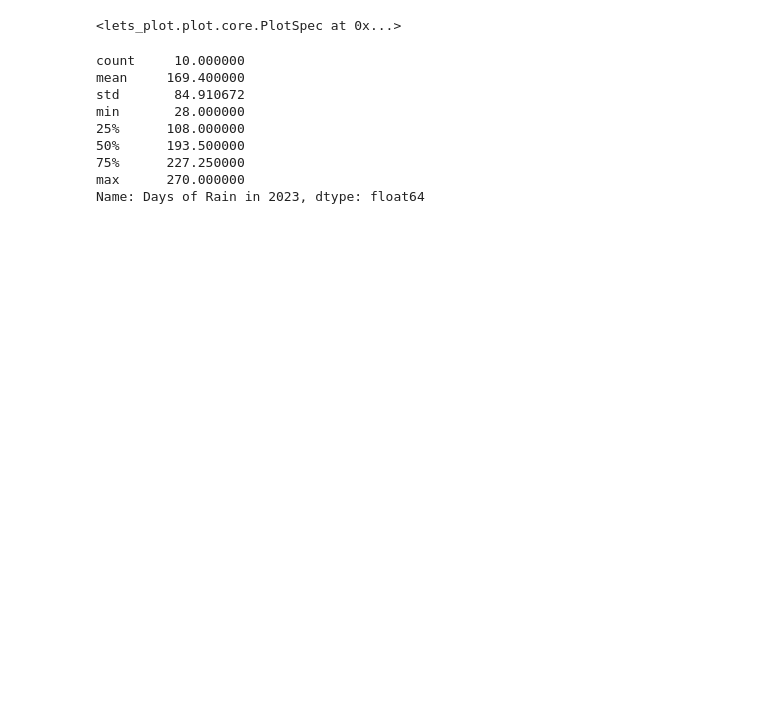
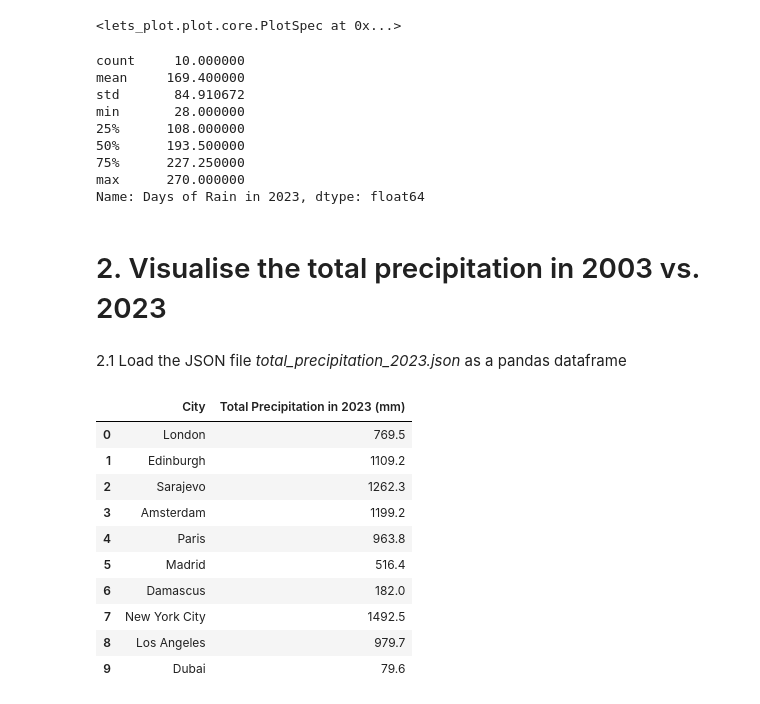
Before and after one commit to nadiabegic/global-weather-analysis, a Jupyter notebook: code/NB02 - Data Analysis.ipynb, the cells around one changed output. Cells and saved outputs as stored; diff of their text form; code cells hidden in the pictures; blank space fills up the shorter version.

```diff
--- a/code/NB02 - Data Analysis.ipynb
+++ b/code/NB02 - Data Analysis.ipynb
@@ -165,3 +165,25 @@ min       28.000000
 75%      227.250000
 max      270.000000
 Name: Days of Rain in 2023, dtype: float64
+# %% [markdown]
+# 2. Visualise the total precipitation in 2003 vs. 2023
+# %% [markdown]
+2.1 Load the JSON file _total_precipitation_2023.json_ as a pandas dataframe
+# %%
+with open('../data/total_precipitation_2023.json', 'r') as file:
+    total_prec_2023_data = json.load(file)
+
+df_total_prec_2023 = pd.DataFrame(list(total_prec_2023_data.items()), columns=['City', 'Total Precipitation in 2023 (mm)'])
+df_total_prec_2023
+# %% [output]
+|  | City | Total Precipitation in 2023 (mm) |
+| 0 | London | 769.5 |
+| 1 | Edinburgh | 1109.2 |
+| 2 | Sarajevo | 1262.3 |
+| 3 | Amsterdam | 1199.2 |
+| 4 | Paris | 963.8 |
+| 5 | Madrid | 516.4 |
+| 6 | Damascus | 182.0 |
+| 7 | New York City | 1492.5 |
+| 8 | Los Angeles | 979.7 |
+| 9 | Dubai | 79.6 |
```
Also changed, not shown: parts of 18 cells of this notebook.
